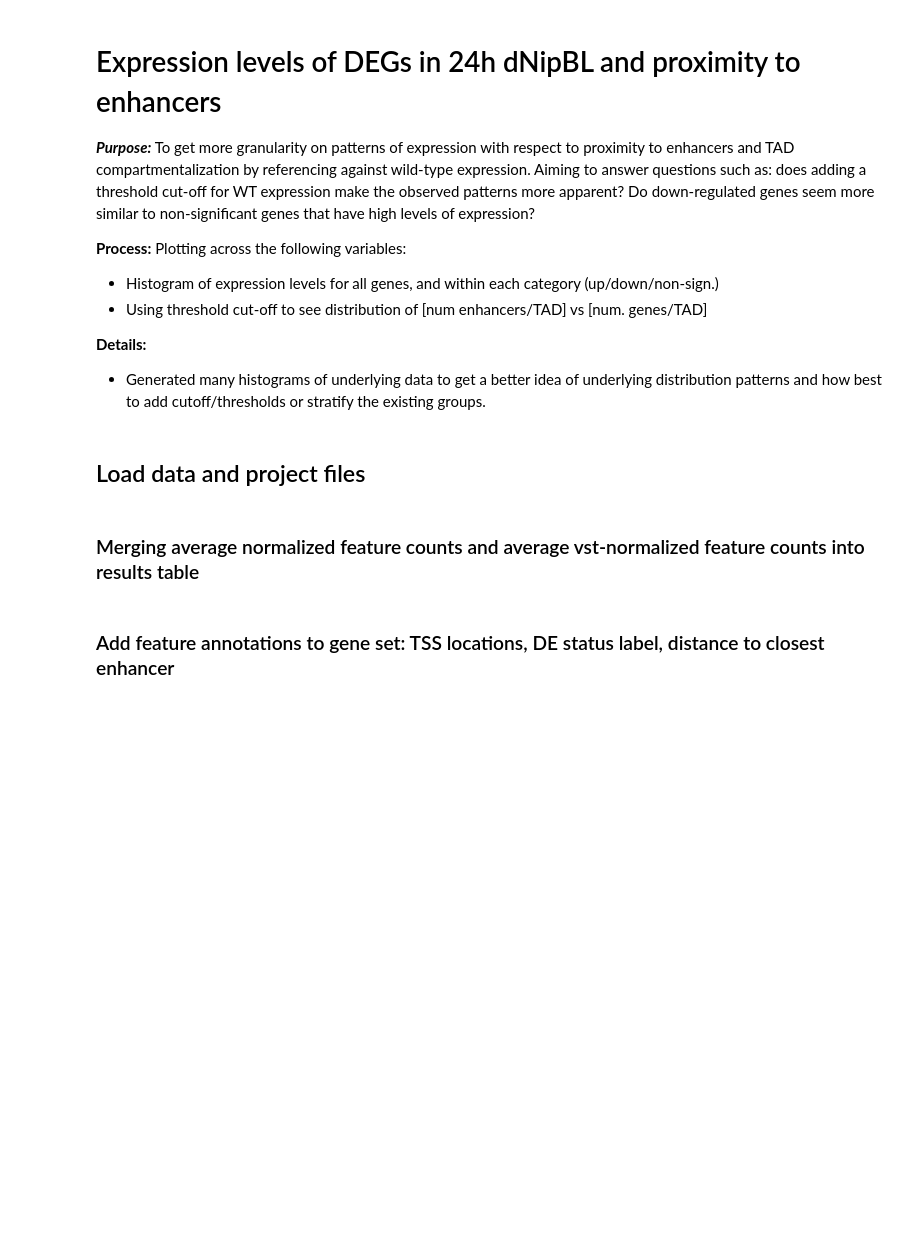
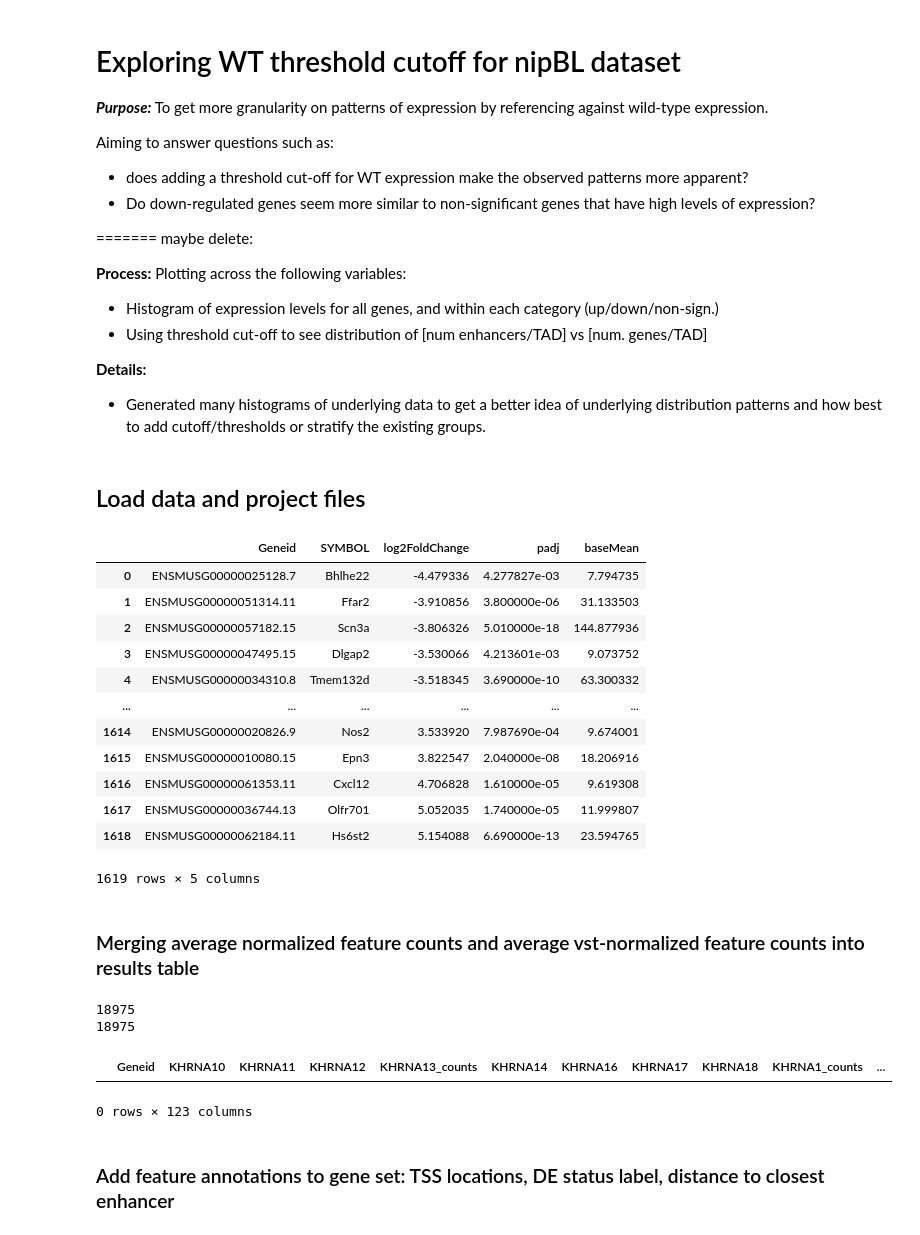
Before and after one commit to Bozhie/transcription_3Dfolding, a Jupyter notebook: transcription_3dfolding/transcription_data_analysis/feature_histograms/20221029_expression_threshold.ipynb, the cells around one changed output. Cells and saved outputs as stored; diff of their text form; code cells hidden in the pictures; blank space fills up the shorter version.

Commit message:
where avg_vst_counts is None, avg_counts is zero

```diff
--- a/transcription_3dfolding/transcription_data_analysis/feature_histograms/20221029_expression_threshold.ipynb
+++ b/transcription_3dfolding/transcription_data_analysis/feature_histograms/20221029_expression_threshold.ipynb
@@ -1,7 +1,15 @@
 # %% [markdown]
-# Expression levels of DEGs in 24h dNipBL and proximity to enhancers
+# Exploring WT threshold cutoff for nipBL dataset
 
-***Purpose:*** To get more granularity on patterns of expression with respect to proximity to enhancers and TAD compartmentalization by referencing against wild-type expression. Aiming to answer questions such as: does adding a threshold cut-off for WT expression make the observed patterns more apparent? Do down-regulated genes seem more similar to non-significant genes that have high levels of expression?
+***Purpose:*** To get more granularity on patterns of expression by referencing against wild-type expression.
+
+Aiming to answer questions such as:
+* does adding a threshold cut-off for WT expression make the observed patterns more apparent?
+* Do down-regulated genes seem more similar to non-significant genes that have high levels of expression?
+
+
+======= maybe delete:
+
 
 **Process:** Plotting across the following variables:
 * Histogram of expression levels for all genes, and within each category (up/down/non-sign.)
@@ -33,6 +41,7 @@ from mpl_toolkits.axes_grid1.inset_locator import inset_axes
 ## Load data and project files
 # %%
 proj = "/project/fudenber_735/collaborations/karissa_2022/20220812_EA18-1_RNAseq-Analysis_forGeoff/"
+
 # Importing day 1 depletion in ESCs DEGS
 day1_sigRes = 'EA18.1_ESC_1d-depletion_DESeq2/20220817_EA18-1_resSig_ESC_1d-depletion.csv'
 
@@ -46,7 +55,23 @@ day1_res_df = pd.read_csv(proj+day1_sigRes)
 
 # add feature counts information to label genes not in the significant results table
 feat_counts_df = pd.read_csv(proj+feature_counts)
-day1_res_df = day1_res_df.merge(feat_counts_df['Geneid'], how='outer')
+#day1_res_df = day1_res_df.merge(feat_counts_df['Geneid'], how='outer')
+# %%
+day1_res_df
+# %% [output]
+|  | Geneid | SYMBOL | log2FoldChange | padj | baseMean |
+| 0 | ENSMUSG00000025128.7 | Bhlhe22 | -4.479336 | 4.277827e-03 | 7.794735 |
+| 1 | ENSMUSG00000051314.11 | Ffar2 | -3.910856 | 3.800000e-06 | 31.133503 |
+| 2 | ENSMUSG00000057182.15 | Scn3a | -3.806326 | 5.010000e-18 | 144.877936 |
+| 3 | ENSMUSG00000047495.15 | Dlgap2 | -3.530066 | 4.213601e-03 | 9.073752 |
+| 4 | ENSMUSG00000034310.8 | Tmem132d | -3.518345 | 3.690000e-10 | 63.300332 |
+| ... | ... | ... | ... | ... | ... |
+| 1614 | ENSMUSG00000020826.9 | Nos2 | 3.533920 | 7.987690e-04 | 9.674001 |
+| 1615 | ENSMUSG00000010080.15 | Epn3 | 3.822547 | 2.040000e-08 | 18.206916 |
+| 1616 | ENSMUSG00000061353.11 | Cxcl12 | 4.706828 | 1.610000e-05 | 9.619308 |
+| 1617 | ENSMUSG00000036744.13 | Olfr701 | 5.052035 | 1.740000e-05 | 11.999807 |
+| 1618 | ENSMUSG00000062184.11 | Hs6st2 | 5.154088 | 6.690000e-13 | 23.594765 |
+1619 rows × 5 columns
 # %% [markdown]
 ### Merging average normalized feature counts and average vst-normalized feature counts into results table
 # %%
@@ -59,10 +84,20 @@ vst_counts_df = pd.read_csv(proj+vst_normalized_counts).rename(columns={'Unnamed
 vst_counts_df['avg'] = vst_counts_df[WT_samples].mean(axis='columns')
 
 feat_counts_df = feat_counts_df.merge(vst_counts_df, on='Geneid', how='left', suffixes=('_counts', '_vst_counts'))
+print(feat_counts_df['avg_vst_counts'].isna().sum())
 feat_counts_df['avg_vst_counts'].fillna(feat_counts_df['avg_counts'], inplace=True)
+print(feat_counts_df['avg_vst_counts'].value_counts()[0])
 
 # add average normalized counts value to results df
-day1_res_df = day1_res_df.merge(feat_counts_df[['Geneid', 'avg_vst_counts', 'avg_counts']], on='Geneid', how='outer')
+#day1_res_df = day1_res_df.merge(feat_counts_df[['Geneid', 'avg_vst_counts', 'avg_counts']], on='Geneid', how='outer')
+# %% [output]
+18975
+18975
+# %%
+feat_counts_df[(feat_counts_df['avg_vst_counts'] == None) & (feat_counts_df['avg_counts'] == 0)]
+# %% [output]
+|  | Geneid | KHRNA10 | KHRNA11 | KHRNA12 | KHRNA13_counts | KHRNA14 | KHRNA16 | KHRNA17 | KHRNA18 | KHRNA1_counts | ... |
+0 rows × 123 columns
 # %% [markdown]
 ### Add feature annotations to gene set: TSS locations, DE status label, distance to closest enhancer
 # %%
```
Also changed, not shown: parts of 2 cells of this notebook, 2 other files.
